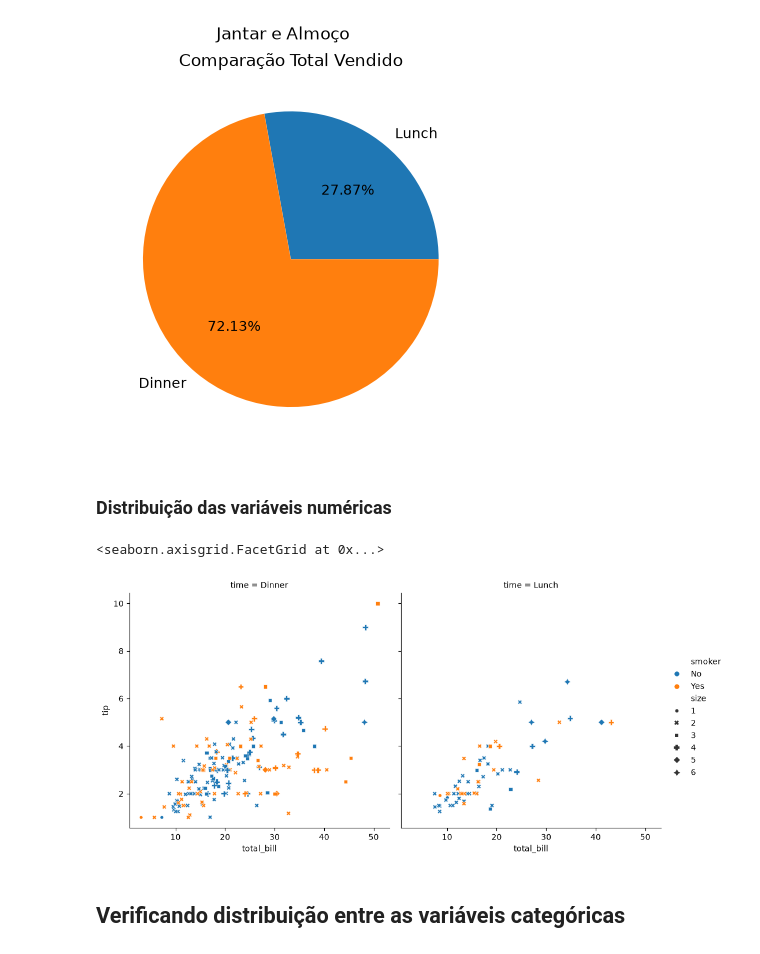
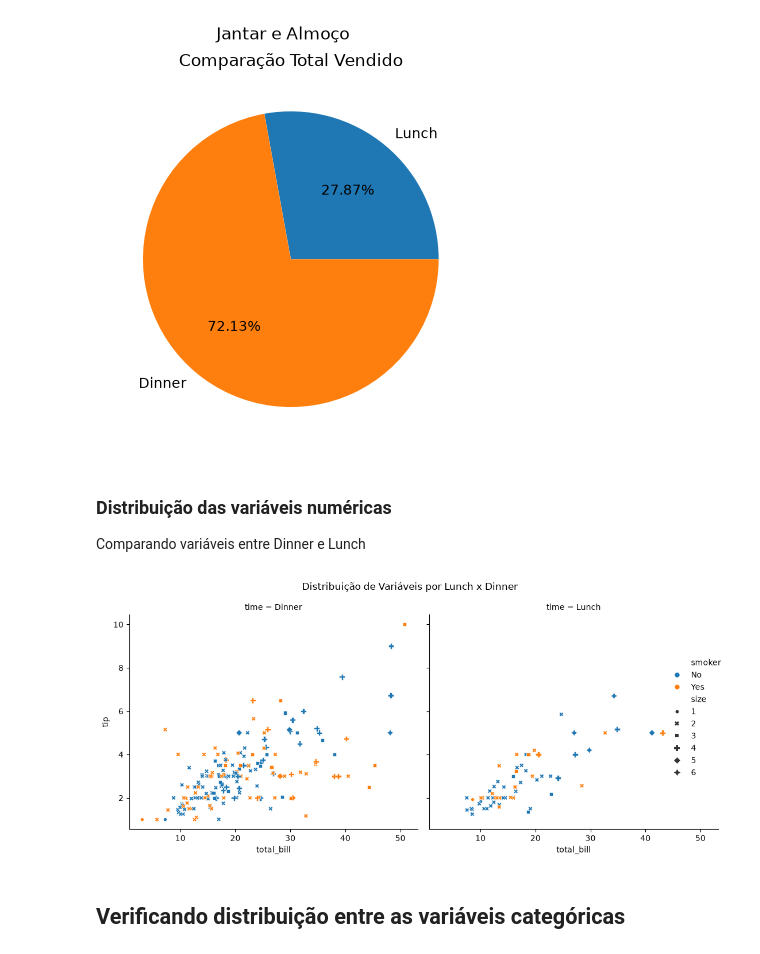
Before and after one commit to EledilsonB/Analises_gorjetas, a Jupyter notebook: notebooks/visualizacao.ipynb, the cells around one changed output. Cells and saved outputs as stored; diff of their text form; code cells hidden in the pictures.

```diff
--- a/notebooks/visualizacao.ipynb
+++ b/notebooks/visualizacao.ipynb
@@ -73,15 +74,19 @@ plt.show()
 [figure]
 # %% [markdown]
 ### Distribuição das variáveis numéricas
+
+Comparando variáveis entre Dinner e Lunch
 # %%
-sns.relplot(
+rel_lunch_dinner = sns.relplot(
     data=df,
     x="total_bill", y="tip", col="time",
     hue="smoker", style="size", size="size",
 )
+plt.suptitle('Distribuição de Variáveis por Lunch x Dinner')
+plt.tight_layout()
+rel_lunch_dinner.savefig('../outputs/figures/Distribuicao_variaveis_LunchxDinner.png')
 # %% [output]
-<seaborn.axisgrid.FacetGrid at 0x...>
-[figure, old version]
+[figure, new version]
 # %% [markdown]
 ## Verificando distribuição entre as variáveis categóricas
 # %%
```
Also changed, not shown: parts of 2 cells of this notebook, 6 other files.
